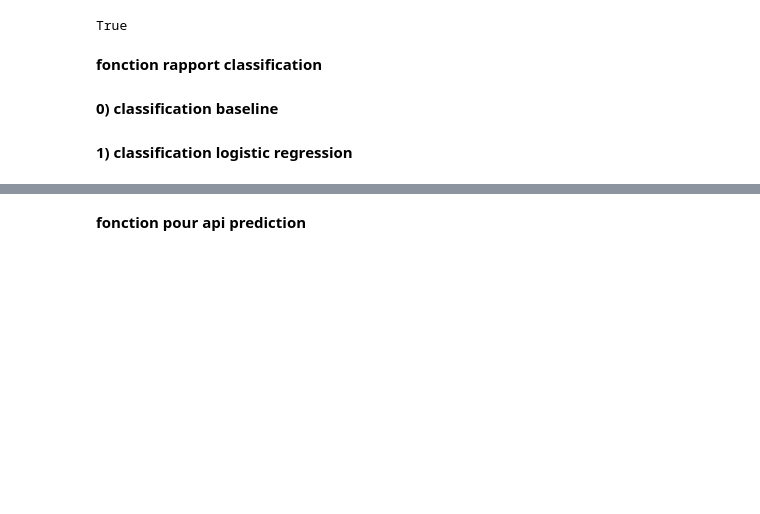
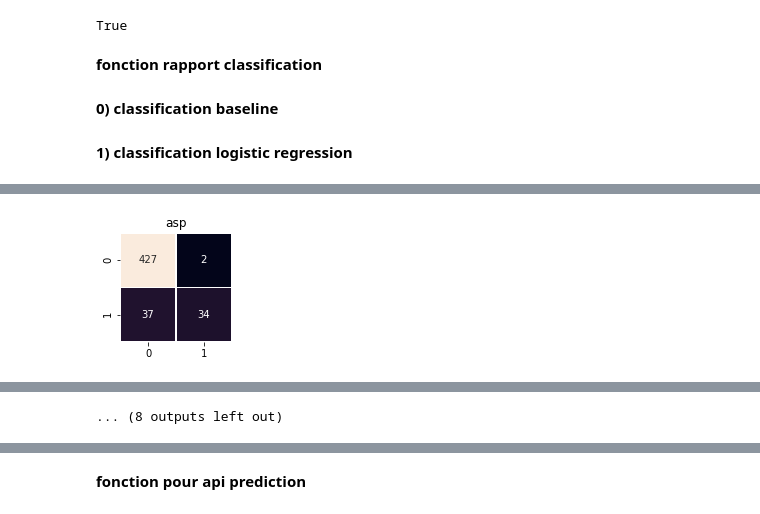
Before and after one commit to Loridan/openclassrooms-iml-projects, a Jupyter notebook: project5/P05_02_notebook_modelisation.ipynb, the cells around one changed output, grey strips where cells are left out. Drawn from its saved outputs; the diff is of its cells as text; code cells hidden in the pictures; blank space fills up the shorter version.

```diff
--- a/project5/P05_02_notebook_modelisation.ipynb
+++ b/project5/P05_02_notebook_modelisation.ipynb
@@ -285,0 +407,11 @@ for i, label in enumerate(tags.columns.tolist()):
+# %%
+from sklearn.metrics import multilabel_confusion_matrix
+
+ml_confusion_matrix = multilabel_confusion_matrix(y_val, y_pred_val)
+
+for i, label in enumerate(tags.columns.tolist()):
+    fig, ax = plt.subplots(figsize=(2,2))
+    plt.title(label)
+    sns.heatmap(ml_confusion_matrix[i],annot=True, cbar=None,linewidths=.5, fmt="d")
+# %% [output]
+[figure, added]
@@ -285,0 +429 @@ for i, label in enumerate(tags.columns.tolist()):
+... (8 outputs left out)
```
Also changed, not shown: parts of 60 cells of this notebook.
